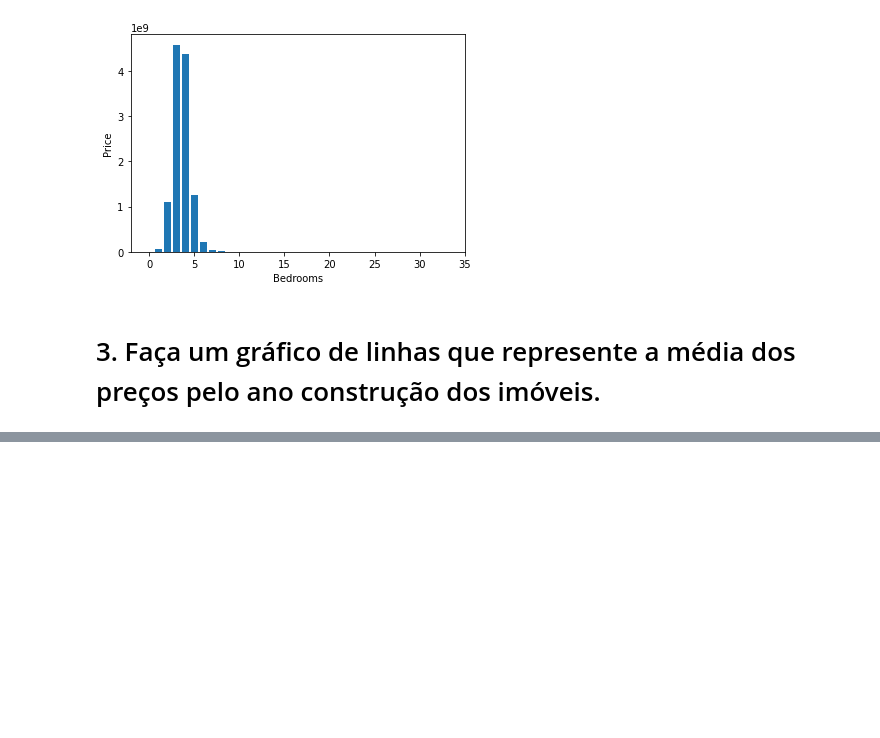
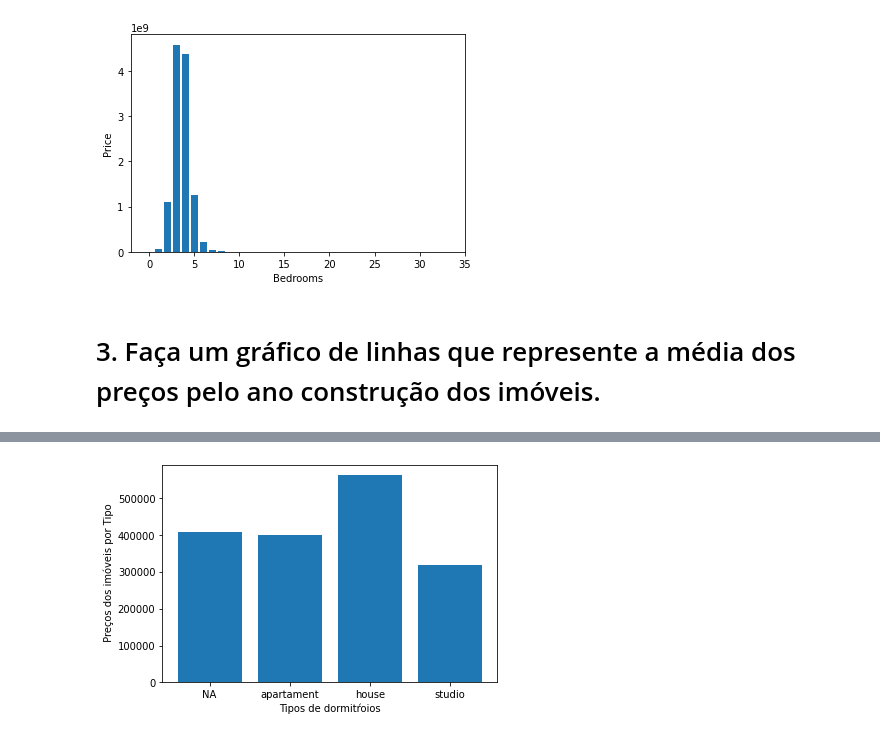
Before and after one commit to guiaraujofreitas/python_do_zero, a Jupyter notebook: Aula_04. Exercícios.ipynb, the cells around one changed output, grey strips where cells are left out. Drawn from its saved outputs; the diff is of its cells as text; code cells hidden in the pictures; blank space fills up the shorter version.

```diff
--- a/Aula_04. Exercícios.ipynb
+++ b/Aula_04. Exercícios.ipynb
@@ -101,0 +95,8 @@ plt.ylabel('Preços das Construções');
+# %%
+aux3= df4[['price','dormitory_type']].groupby('dormitory_type').mean().reset_index()
+# %%
+plt.bar(aux3['dormitory_type'],aux3['price'])
+plt.xlabel('Tipos de dormitŕoios')
+plt.ylabel(' Preços dos imóveis por Tipo');
+# %% [output]
+[figure, added]
```
Also changed, not shown: parts of 12 cells of this notebook.
